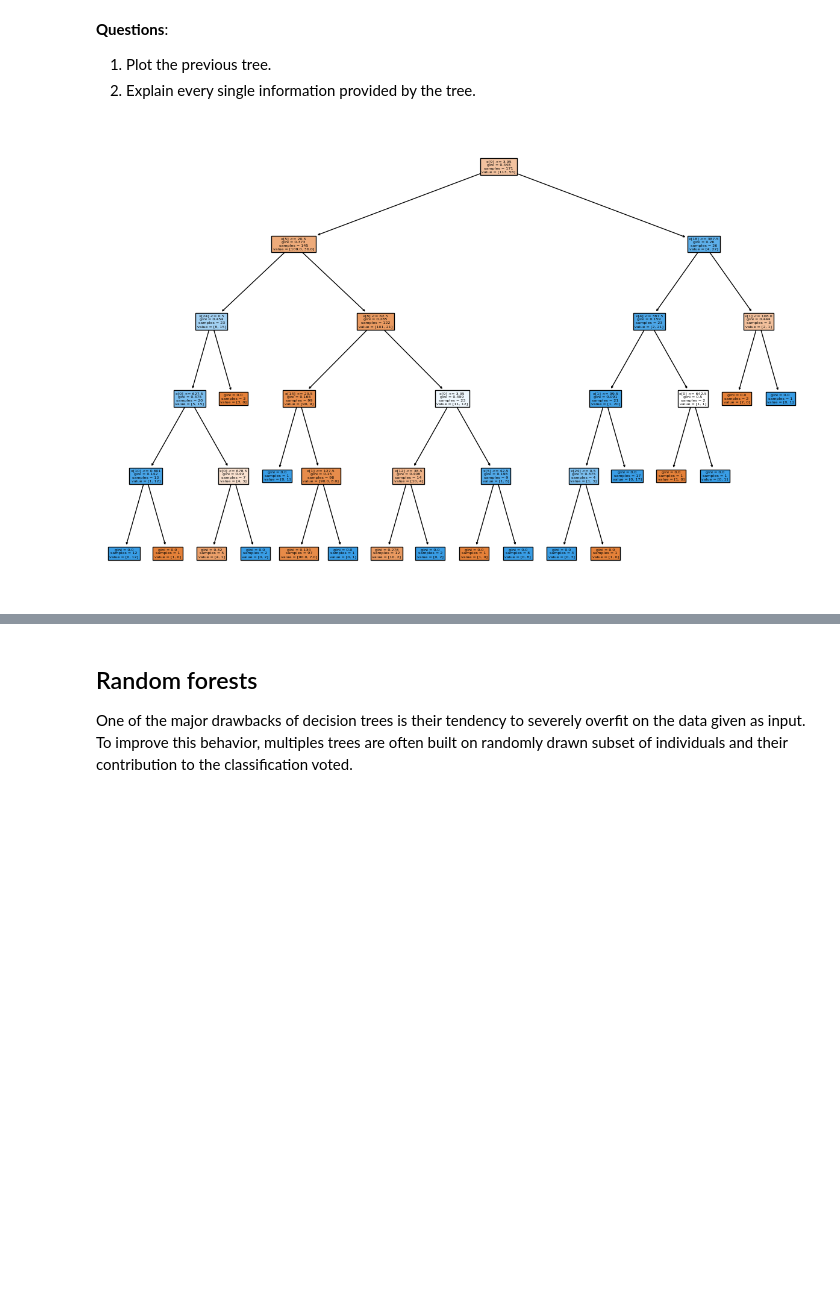
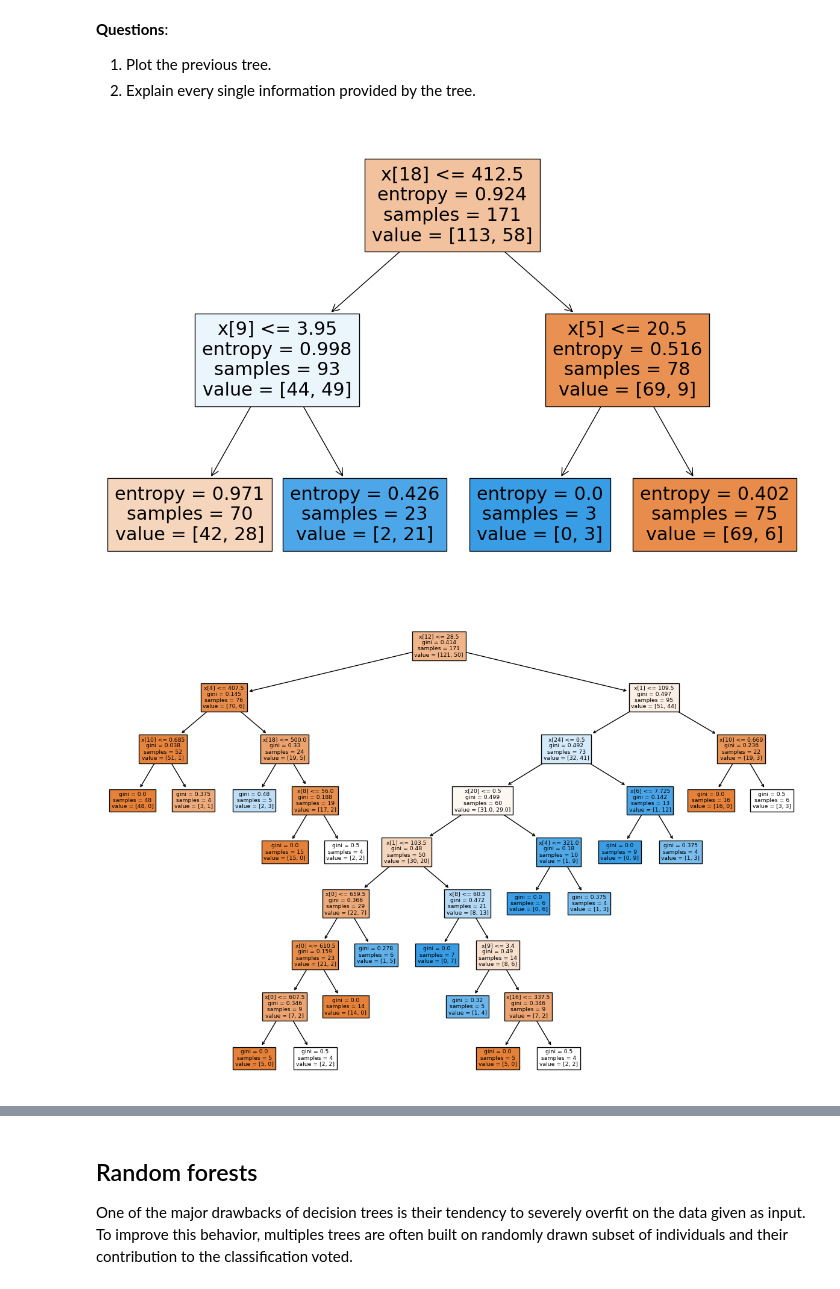
Before and after one commit to ustaN26/ApprentissageSupervise, a Jupyter notebook: lab7/classification_trees.ipynb, the cells around one changed output, grey strips where cells are left out. Cells and saved outputs as stored; diff of their text form; code cells hidden in the pictures; blank space fills up the shorter version.

```diff
--- a/lab7/classification_trees.ipynb
+++ b/lab7/classification_trees.ipynb
@@ -56,5 +59,5 @@ print(X)
 # %%
-y=df["isTop"]
+y=df[target_vars]
 # %% [markdown]
 ### Building a tree
 # %% [markdown]
@@ -143,20 +211,21 @@ from sklearn.model_selection import GridSearchCV
 
 param_grid = {
     'criterion': ['entropy','gini'],
-    'max_depth': [1,2,3,4,5,6,7,8,9,10,11,12,13,14,15,16,17,18,19,20],
-    'min_samples_split': [1,2,3,4,5,6,7],
+    'max_depth': [1,2,3,4,5,6,7,8,9,10],
     'min_samples_leaf': [1,2,3,4,5,6,7]
 }
 
+
 # Recherche des meilleurs hyperparamètres avec validation croisée
 grid_search = GridSearchCV(estimator=treee, param_grid=param_grid, cv=5)
-grid_search.fit(X, y)
+for targ in y:
+    print("==================",targ,"===================")
+    for atempt in range(0,5):
+        grid_search.fit(X, y[targ])
+        print("Meilleurs hyperparamètres :",grid_search.best_params_, " Meilleur score :", grid_search.best_score_)
+
 
 # Affichage des meilleurs hyperparamètres et du meilleur score
-print("Meilleurs hyperparamètres trouvés:")
-print(grid_search.best_params_)
-print("Meilleur score sur la validation croisée:")
-print(grid_search.best_score_)
 #gini, 7, 1,2, 0.7890
 #entropy , 7, 4, 3, 0.7773
 #entropy, 2, 1,2, 0.7717
@@ -191,3 +254,7 @@ sklearn.utils._param_validation.InvalidParameterError: The 'min_samples_split' p
+# %%
+leaf=[1, 4, 3,1,1]
+criterion=['entropy' ,'gini','gini','entropy','entropy']
+depth=[2,8,4,2,8]
 # %% [markdown]
 Explain how the attribute feature_importances_ is computed.
 - Gini impurity or Entropy decrease
@@ -233,10 +308,15 @@ Trees can be represented using the `tree.plot_tree` function.
 # %%
 from sklearn.tree import DecisionTreeClassifier, plot_tree
 
-treee=tree.DecisionTreeClassifier(max_depth=5, criterion='gini', min_samples_leaf= 1, min_samples_split=2)
-treee.fit(X, y)
-plt.figure(figsize=(15, 10))
-plot_tree(treee, filled=True)
-plt.show()
+z=0
+for targ in y:
+    treee=tree.DecisionTreeClassifier(max_depth=depth[z], criterion=criterion[z], min_samples_leaf= leaf[z])
+    treee.fit(X, y[targ])
+    z+=1
+    figure=plt.figure(figsize=(15, 10))
+    plot_tree(treee, filled=True)
+    plt.show()
+    figure.savefig(fname=f"claasificationtree_{z}.png" ,dpi=100)
 # %% [output]
-[figure, old version]
+[figure, new version]
+[figure, added]
```
Also changed, not shown: parts of 11 cells of this notebook, 8 other files.
